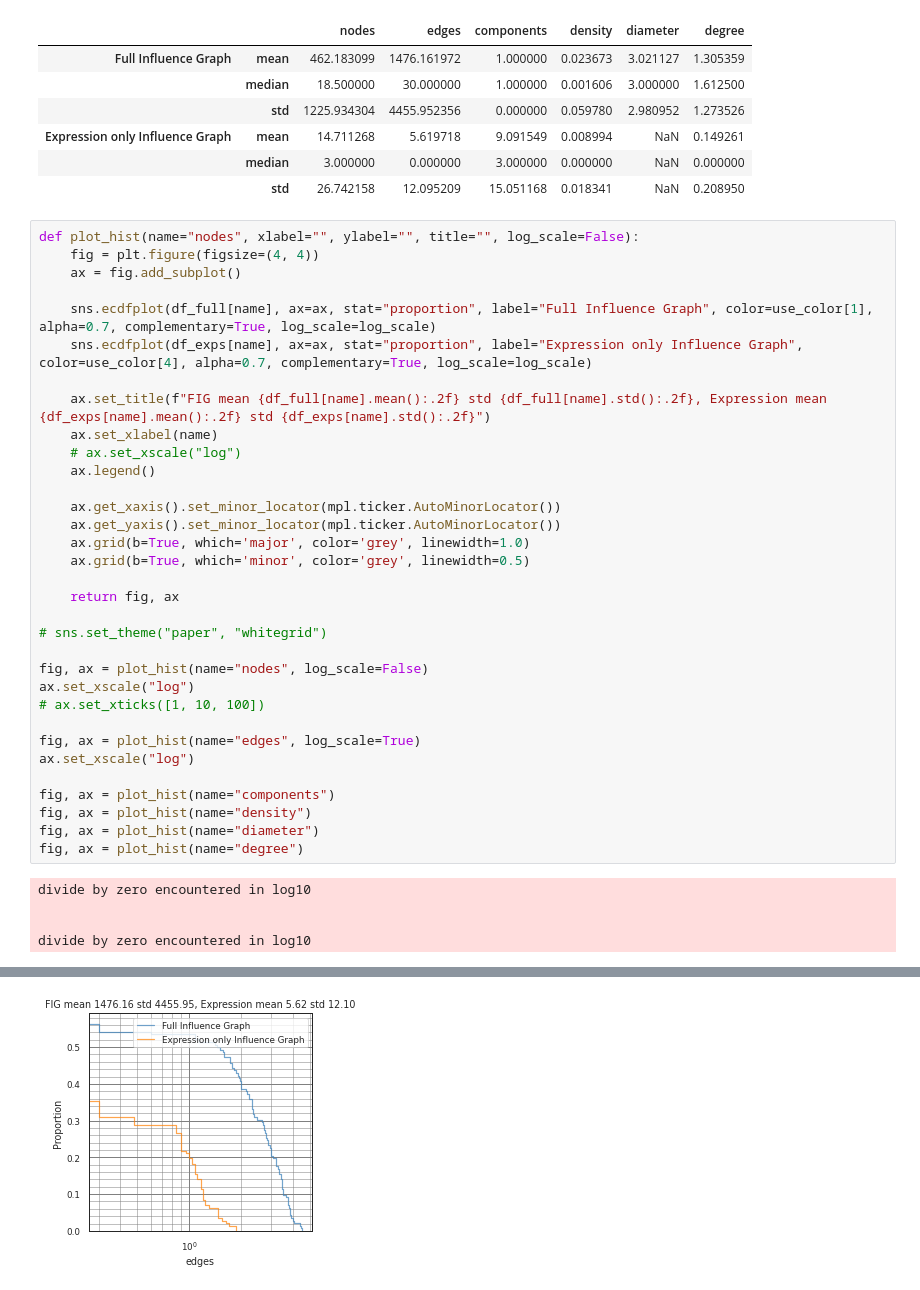
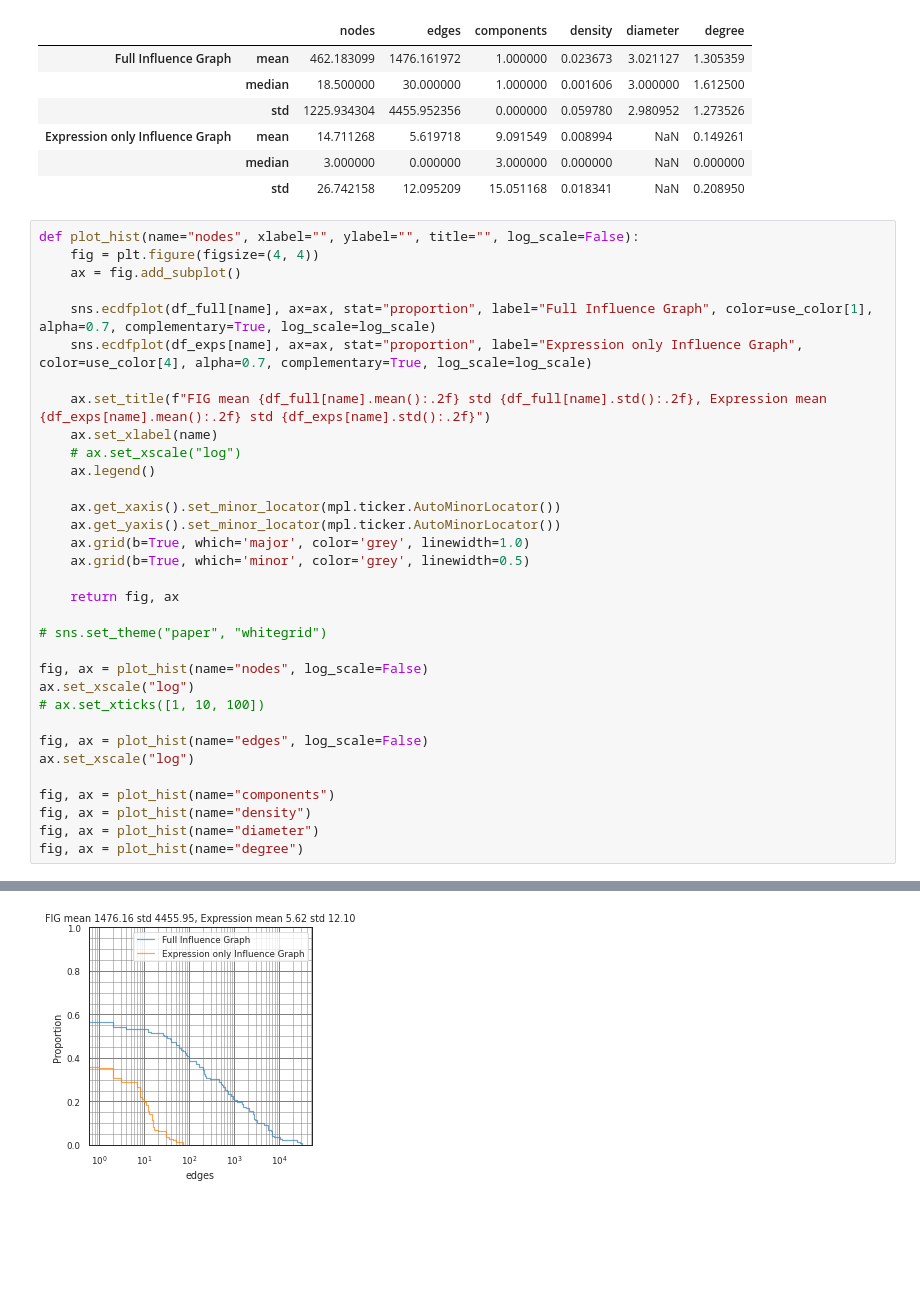
Before and after one commit to ruiliu310/dartpost-research, a Jupyter notebook: graph_stats.ipynb, the cells around one changed output, grey strips where cells are left out. Drawn from its saved outputs; the diff is of its cells as text; blank space fills up the shorter version.

```diff
--- a/graph_stats.ipynb
+++ b/graph_stats.ipynb
@@ -210,39 +210,35 @@ def plot_hist(name="nodes", xlabel="", ylabel="", title="", log_scale=False):
 
     sns.ecdfplot(df_full[name], ax=ax, stat="proportion", label="Full Influence Graph", color=use_color[1], alpha=0.7, complementary=True, log_scale=log_scale)
     sns.ecdfplot(df_exps[name], ax=ax, stat="proportion", label="Expression only Influence Graph", color=use_color[4], alpha=0.7, complementary=True, log_scale=log_scale)
 
     ax.set_title(f"FIG mean {df_full[name].mean():.2f} std {df_full[name].std():.2f}, Expression mean {df_exps[name].mean():.2f} std {df_exps[name].std():.2f}")
     ax.set_xlabel(name)
     # ax.set_xscale("log")
     ax.legend()
 
     ax.get_xaxis().set_minor_locator(mpl.ticker.AutoMinorLocator())
     ax.get_yaxis().set_minor_locator(mpl.ticker.AutoMinorLocator())
     ax.grid(b=True, which='major', color='grey', linewidth=1.0)
     ax.grid(b=True, which='minor', color='grey', linewidth=0.5)
 
     return fig, ax
 
 # sns.set_theme("paper", "whitegrid")
 
 fig, ax = plot_hist(name="nodes", log_scale=False)
 ax.set_xscale("log")
 # ax.set_xticks([1, 10, 100])
 
-fig, ax = plot_hist(name="edges", log_scale=True)
+fig, ax = plot_hist(name="edges", log_scale=False)
 ax.set_xscale("log")
 
 fig, ax = plot_hist(name="components")
 fig, ax = plot_hist(name="density")
 fig, ax = plot_hist(name="diameter")
 fig, ax = plot_hist(name="degree")
 # %% [output]
-divide by zero encountered in log10
-
-
-divide by zero encountered in log10
 [figure]
-[figure, old version]
+[figure, new version]
 [figure]
 [figure]
 [figure]
```
Also changed, not shown: 2 other files.
